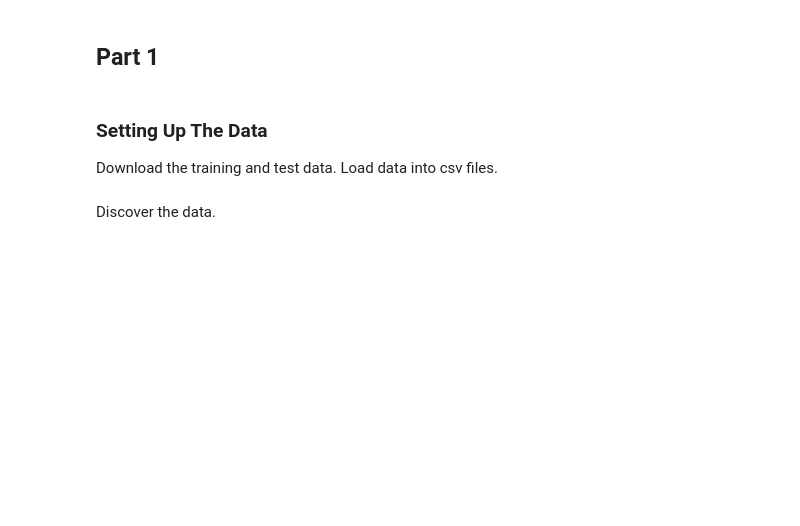
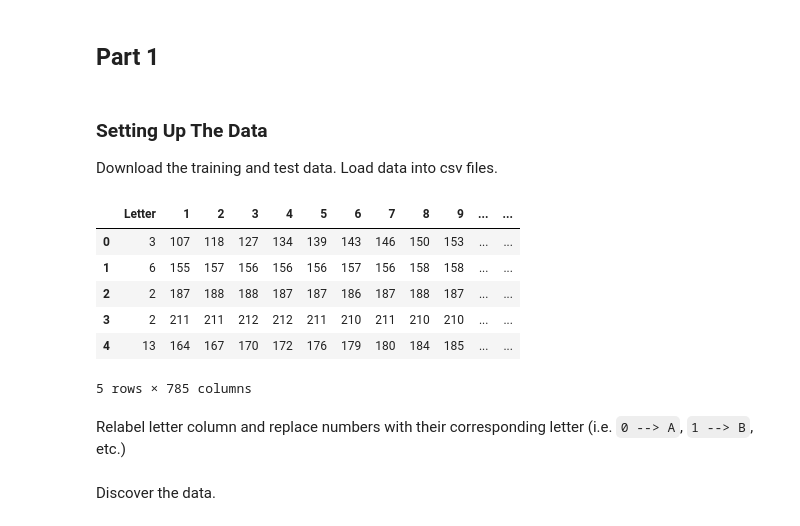
Before and after one commit to RochX/comp486-assignments, a Jupyter notebook: assignment5/assignment5.ipynb, the cells around one changed output. Cells and saved outputs as stored; diff of their text form; code cells hidden in the pictures; blank space fills up the shorter version.

```diff
--- a/assignment5/assignment5.ipynb
+++ b/assignment5/assignment5.ipynb
@@ -11,0 +28,12 @@ Load data into csv files.
+# %%
+sign_mnist_train.head()
+# %% [output]
+|  | Letter | 1 | 2 | 3 | 4 | 5 | 6 | 7 | 8 | 9 | ... | ... |
+| 0 | 3 | 107 | 118 | 127 | 134 | 139 | 143 | 146 | 150 | 153 | ... | ... |
+| 1 | 6 | 155 | 157 | 156 | 156 | 156 | 157 | 156 | 158 | 158 | ... | ... |
+| 2 | 2 | 187 | 188 | 188 | 187 | 187 | 186 | 187 | 188 | 187 | ... | ... |
+| 3 | 2 | 211 | 211 | 212 | 212 | 211 | 210 | 211 | 210 | 210 | ... | ... |
+| 4 | 13 | 164 | 167 | 170 | 172 | 176 | 179 | 180 | 184 | 185 | ... | ... |
+5 rows × 785 columns
+# %% [markdown]
+Relabel letter column and replace numbers with their corresponding letter (i.e. `0 --> A`, `1 --> B`, etc.)
```
Also changed, not shown: parts of 5 cells of this notebook.
